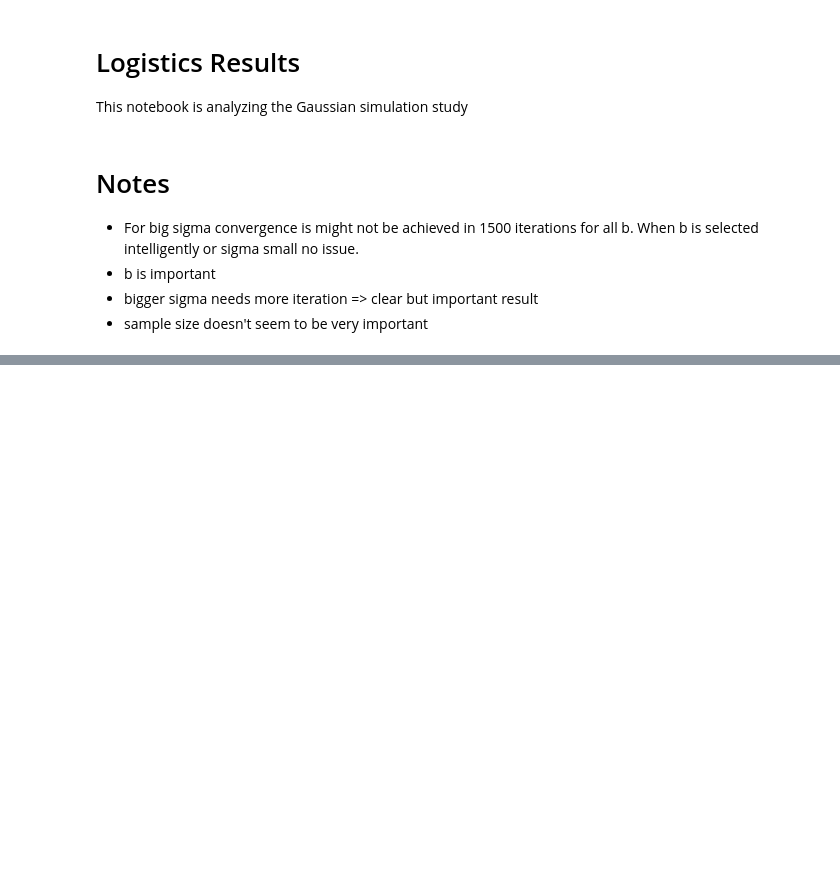
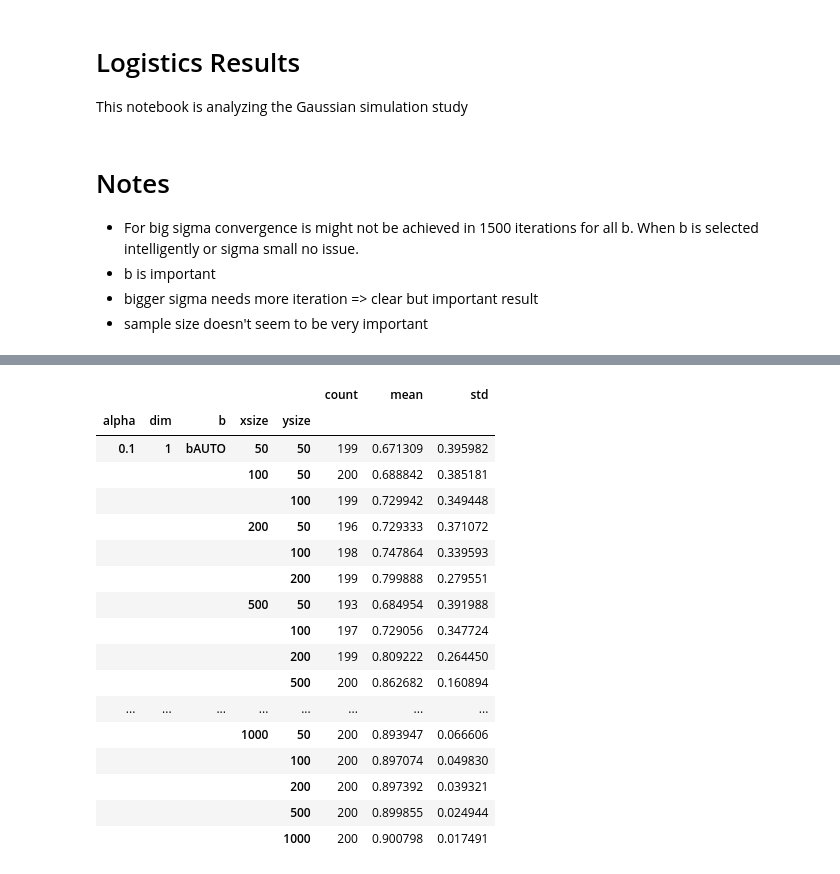
Before and after one commit to GiantDwarf42/master_thesis2, a Jupyter notebook: Logistic_Data_Results.ipynb, the cells around one changed output, grey strips where cells are left out. Drawn from its saved outputs; the diff is of its cells as text; code cells hidden in the pictures; blank space fills up the shorter version.

```diff
--- a/Logistic_Data_Results.ipynb
+++ b/Logistic_Data_Results.ipynb
@@ -91,0 +81,27 @@ df_bAUTO
+# %%
+# Combine the two levels of the column MultiIndex into a single level
+df_bAUTO.columns = ['_'.join(filter(None, col)).strip() for col in df_bAUTO.columns.values]
+
+# Remove the prefix 'alpha_hat_' from the relevant columns
+df_bAUTO.columns = [col.replace('alpha_hat_', '') for col in df_bAUTO.columns]
+
+df_bAUTO.set_index(["alpha", "dim", "b", "xsize", "ysize"])
+# %% [output]
+|  |  |  |  |  | count | mean | std |
+| alpha | dim | b | xsize | ysize |  |  |  |
+| 0.1 | 1 | bAUTO | 50 | 50 | 199 | 0.671309 | 0.395982 |
+|  |  |  | 100 | 50 | 200 | 0.688842 | 0.385181 |
+|  |  |  |  | 100 | 199 | 0.729942 | 0.349448 |
+|  |  |  | 200 | 50 | 196 | 0.729333 | 0.371072 |
+|  |  |  |  | 100 | 198 | 0.747864 | 0.339593 |
+|  |  |  |  | 200 | 199 | 0.799888 | 0.279551 |
+|  |  |  | 500 | 50 | 193 | 0.684954 | 0.391988 |
+|  |  |  |  | 100 | 197 | 0.729056 | 0.347724 |
+|  |  |  |  | 200 | 199 | 0.809222 | 0.264450 |
+|  |  |  |  | 500 | 200 | 0.862682 | 0.160894 |
+| ... | ... | ... | ... | ... | ... | ... | ... |
+|  |  |  | 1000 | 50 | 200 | 0.893947 | 0.066606 |
+|  |  |  |  | 100 | 200 | 0.897074 | 0.049830 |
+|  |  |  |  | 200 | 200 | 0.897392 | 0.039321 |
+|  |  |  |  | 500 | 200 | 0.899855 | 0.024944 |
+|  |  |  |  | 1000 | 200 | 0.900798 | 0.017491 |
```
Also changed, not shown: parts of 6 cells of this notebook.
